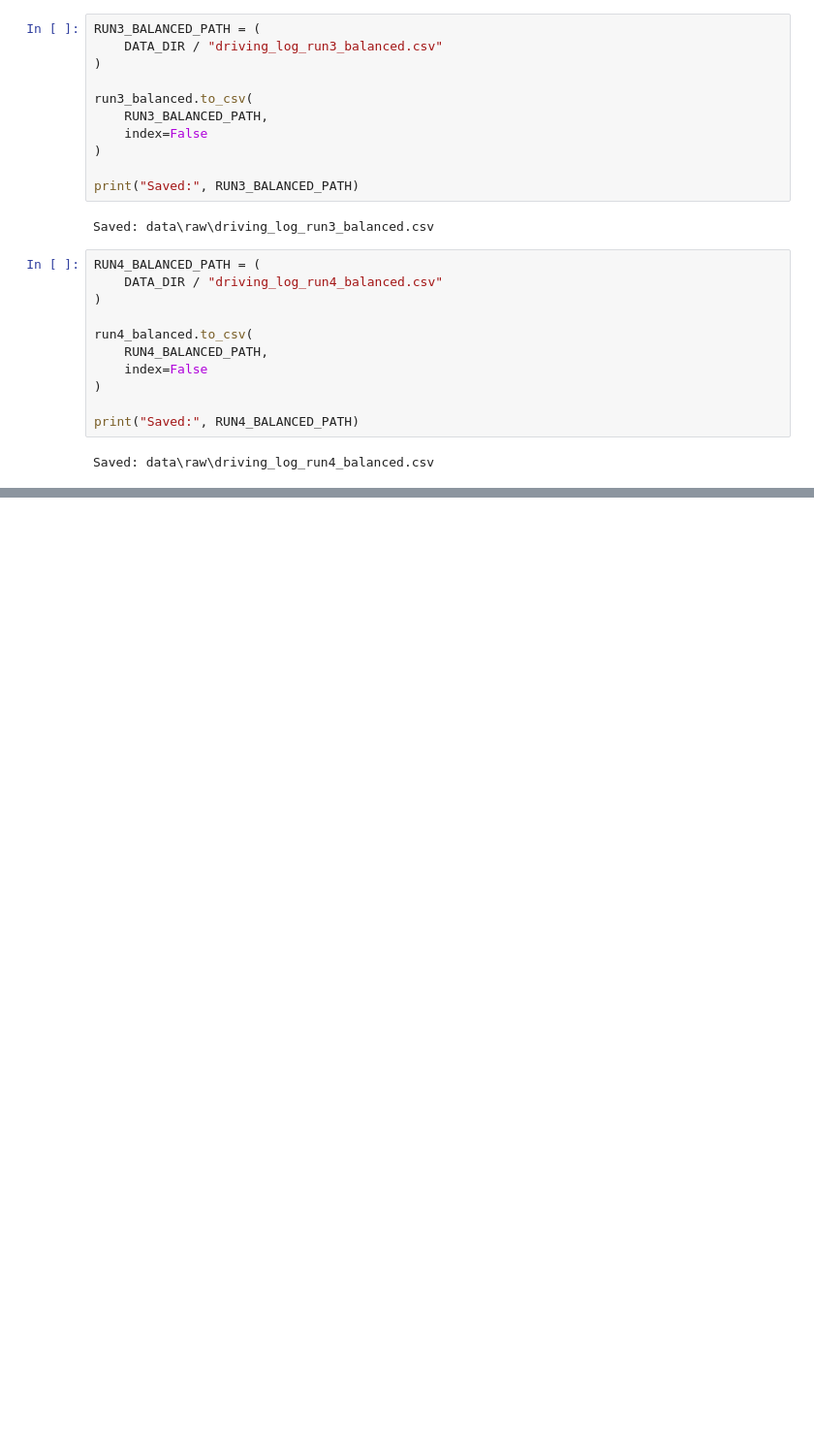
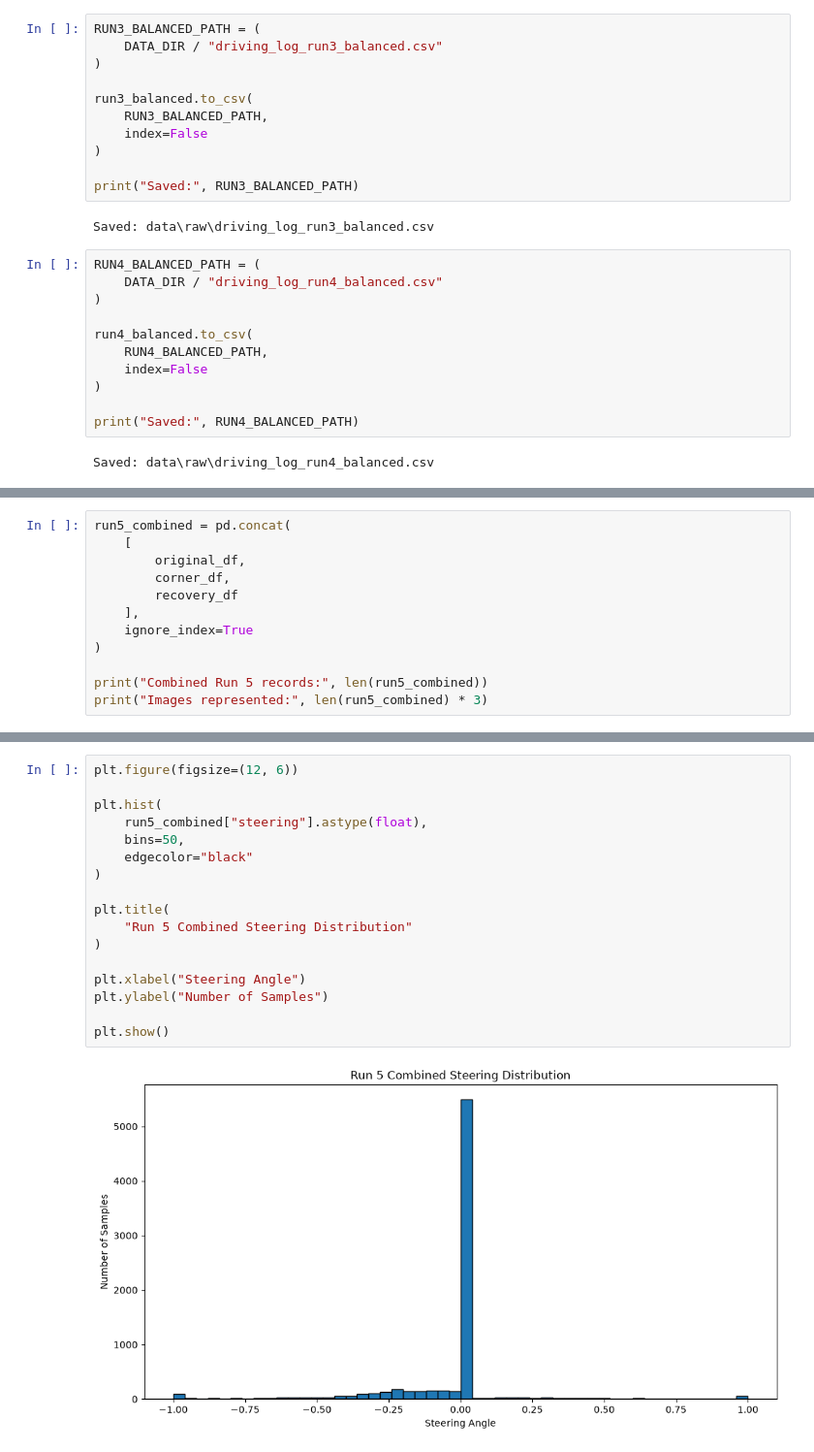
Before and after one commit to eljesam/Smart-Tech-CA2, a Jupyter notebook: exploration.ipynb, the cells around one changed output, grey strips where cells are left out. Shown at 97% size. Drawn from its saved outputs; the diff is of its cells as text; blank space fills up the shorter version.

Commit message:
recorded data for the failure point

```diff
--- a/exploration.ipynb
+++ b/exploration.ipynb
@@ -710,0 +750,12 @@ Saved: data\raw\driving_log_run4_balanced.csv
+# %%
+run5_combined = pd.concat(
+    [
+        original_df,
+        corner_df,
+        recovery_df
+    ],
+    ignore_index=True
+)
+
+print("Combined Run 5 records:", len(run5_combined))
+print("Images represented:", len(run5_combined) * 3)
@@ -710,0 +841,19 @@ Saved: data\raw\driving_log_run4_balanced.csv
+# %%
+plt.figure(figsize=(12, 6))
+
+plt.hist(
+    run5_combined["steering"].astype(float),
+    bins=50,
+    edgecolor="black"
+)
+
+plt.title(
+    "Run 5 Combined Steering Distribution"
+)
+
+plt.xlabel("Steering Angle")
+plt.ylabel("Number of Samples")
+
+plt.show()
+# %% [output]
+[figure, added]
```
Also changed, not shown: parts of 6 cells of this notebook.
